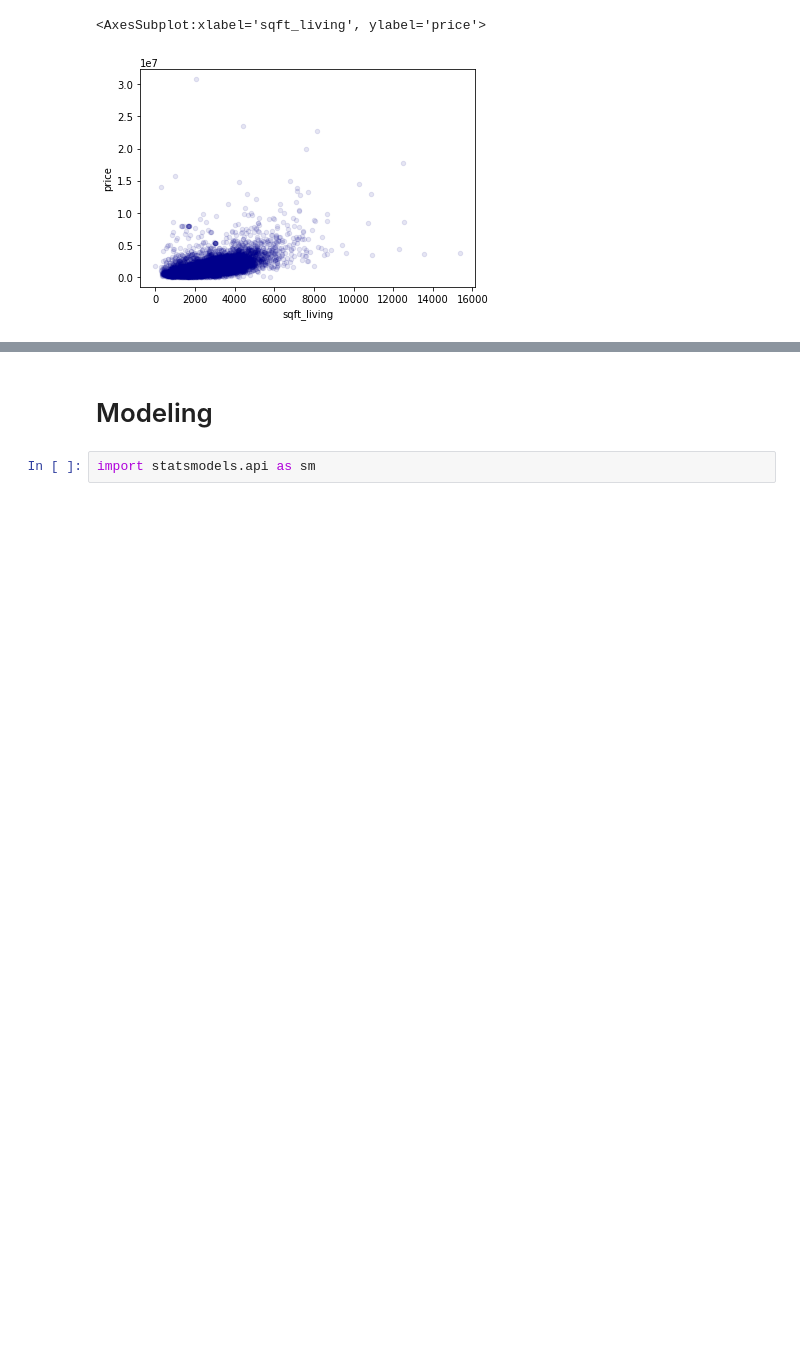
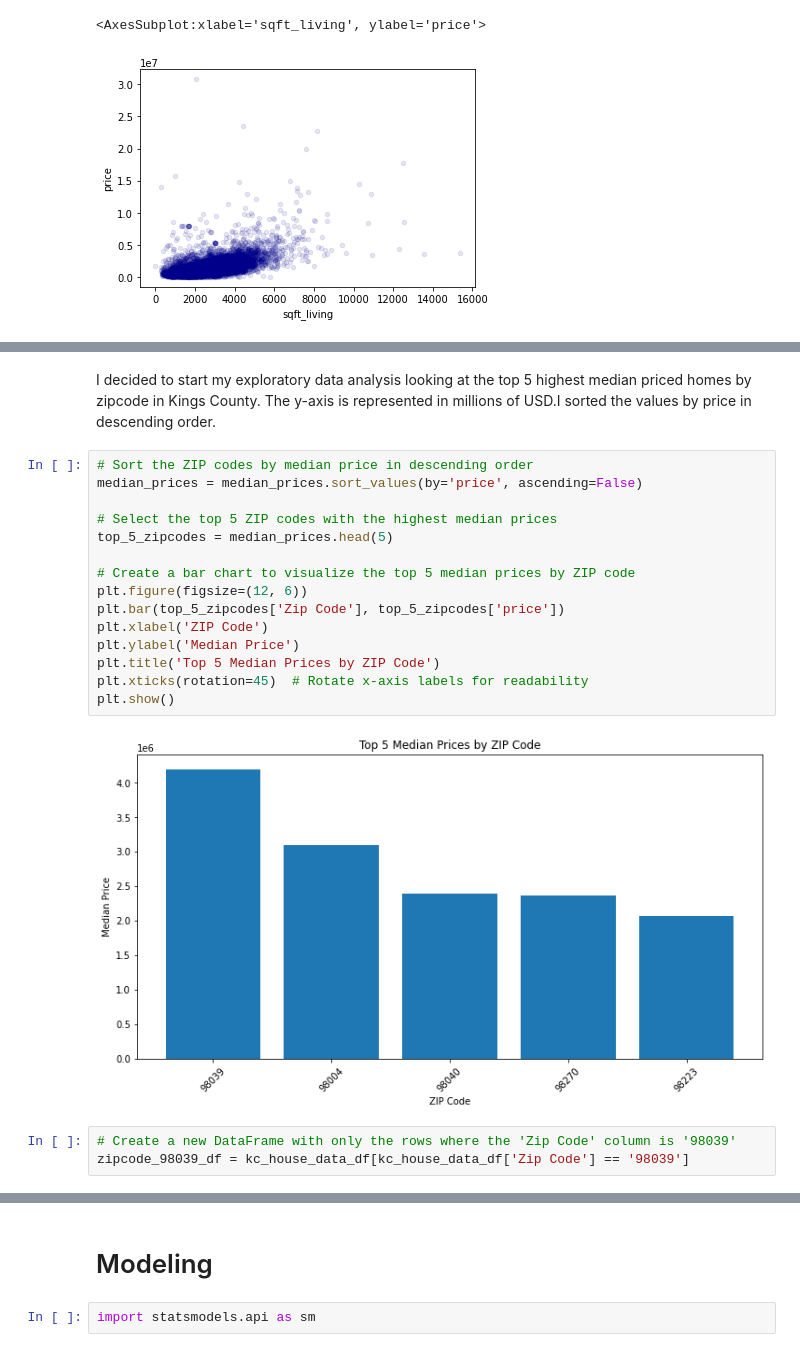
Before and after one commit to adammarianacci/Real_Estate_Analysis, a Jupyter notebook: notebook.ipynb, the cells around one changed output, grey strips where cells are left out. Drawn from its saved outputs; the diff is of its cells as text; blank space fills up the shorter version.

```diff
--- a/notebook.ipynb
+++ b/notebook.ipynb
@@ -207,0 +228,22 @@ kc_house_data_df.plot.scatter(
+# %% [markdown]
+I decided to start my exploratory data analysis looking at the top 5 highest median priced homes by zipcode in Kings County. The y-axis is represented in millions of USD.I sorted the values by price in descending order.
+# %%
+# Sort the ZIP codes by median price in descending order
+median_prices = median_prices.sort_values(by='price', ascending=False)
+
+# Select the top 5 ZIP codes with the highest median prices
+top_5_zipcodes = median_prices.head(5)
+
+# Create a bar chart to visualize the top 5 median prices by ZIP code
+plt.figure(figsize=(12, 6))
+plt.bar(top_5_zipcodes['Zip Code'], top_5_zipcodes['price'])
+plt.xlabel('ZIP Code')
+plt.ylabel('Median Price')
+plt.title('Top 5 Median Prices by ZIP Code')
+plt.xticks(rotation=45)  # Rotate x-axis labels for readability
+plt.show()
+# %% [output]
+[figure, added]
+# %%
+# Create a new DataFrame with only the rows where the 'Zip Code' column is '98039'
+zipcode_98039_df = kc_house_data_df[kc_house_data_df['Zip Code'] == '98039']
```
Also changed, not shown: parts of 17 cells of this notebook.
